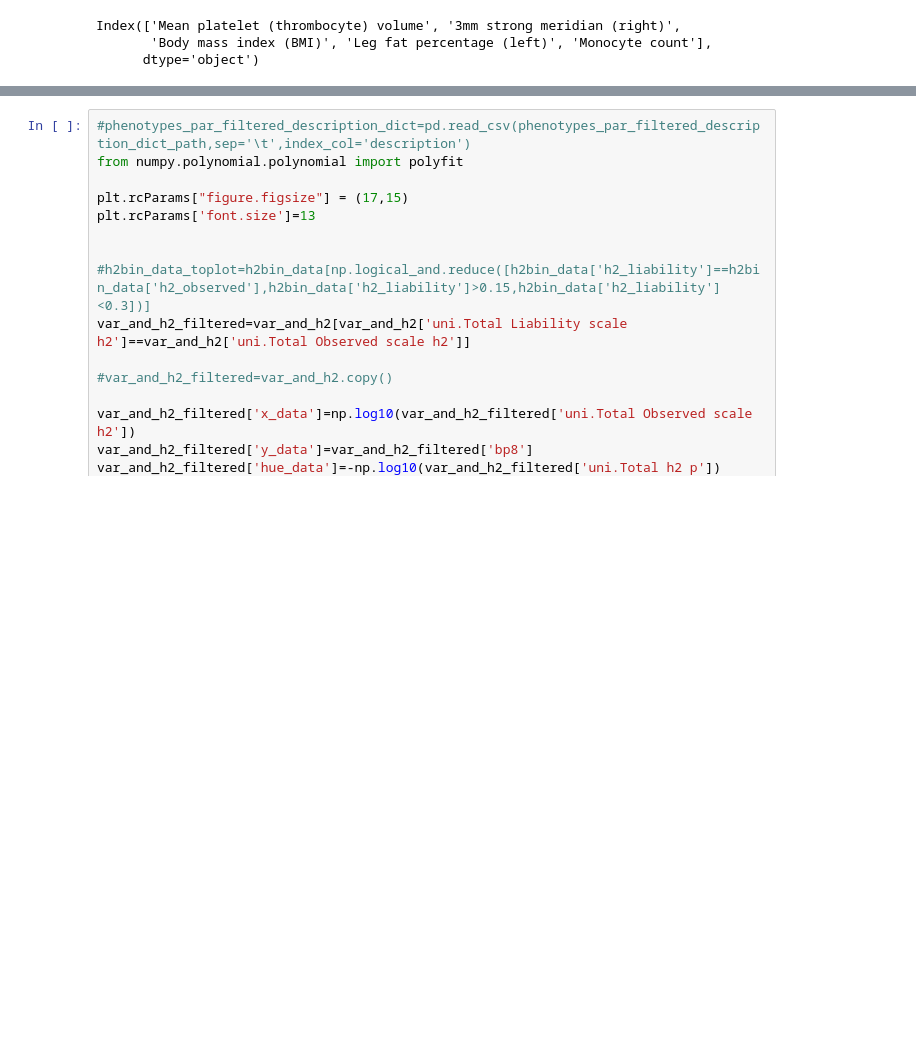
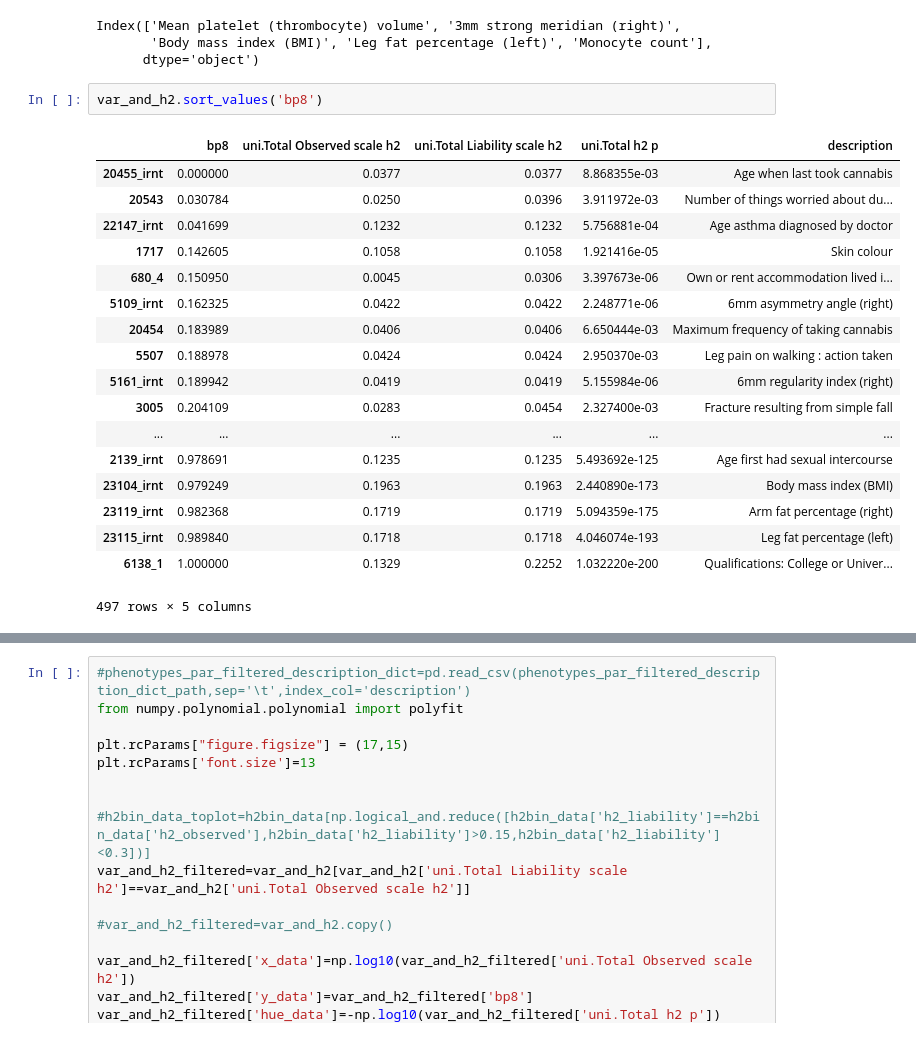
Before and after one commit to chanwkimlab/regional_heritability_analysis, a Jupyter notebook: 7_3_variance.ipynb, the cells around one changed output, grey strips where cells are left out. Saved outputs shown, nothing was run; the diff lists cells and outputs as text; blank space fills up the shorter version.

```diff
--- a/7_3_variance.ipynb
+++ b/7_3_variance.ipynb
@@ -96,3 +96,24 @@ var_and_h2_filtered[var_and_h2_filtered['priority']==1].index.map(code_to_descri
 Index(['Mean platelet (thrombocyte) volume', '3mm strong meridian (right)',
        'Body mass index (BMI)', 'Leg fat percentage (left)', 'Monocyte count'],
       dtype='object')
+# %%
+var_and_h2.sort_values('bp8')
+# %% [output]
+|  | bp8 | uni.Total Observed scale h2 | uni.Total Liability scale h2 | uni.Total h2 p | description |
+| 20455_irnt | 0.000000 | 0.0377 | 0.0377 | 8.868355e-03 | Age when last took cannabis |
+| 20543 | 0.030784 | 0.0250 | 0.0396 | 3.911972e-03 | Number of things worried about du... |
+| 22147_irnt | 0.041699 | 0.1232 | 0.1232 | 5.756881e-04 | Age asthma diagnosed by doctor |
+| 1717 | 0.142605 | 0.1058 | 0.1058 | 1.921416e-05 | Skin colour |
+| 680_4 | 0.150950 | 0.0045 | 0.0306 | 3.397673e-06 | Own or rent accommodation lived i... |
+| 5109_irnt | 0.162325 | 0.0422 | 0.0422 | 2.248771e-06 | 6mm asymmetry angle (right) |
+| 20454 | 0.183989 | 0.0406 | 0.0406 | 6.650444e-03 | Maximum frequency of taking cannabis |
+| 5507 | 0.188978 | 0.0424 | 0.0424 | 2.950370e-03 | Leg pain on walking : action taken |
+| 5161_irnt | 0.189942 | 0.0419 | 0.0419 | 5.155984e-06 | 6mm regularity index (right) |
+| 3005 | 0.204109 | 0.0283 | 0.0454 | 2.327400e-03 | Fracture resulting from simple fall |
+| ... | ... | ... | ... | ... | ... |
+| 2139_irnt | 0.978691 | 0.1235 | 0.1235 | 5.493692e-125 | Age first had sexual intercourse |
+| 23104_irnt | 0.979249 | 0.1963 | 0.1963 | 2.440890e-173 | Body mass index (BMI) |
+| 23119_irnt | 0.982368 | 0.1719 | 0.1719 | 5.094359e-175 | Arm fat percentage (right) |
+| 23115_irnt | 0.989840 | 0.1718 | 0.1718 | 4.046074e-193 | Leg fat percentage (left) |
+| 6138_1 | 1.000000 | 0.1329 | 0.2252 | 1.032220e-200 | Qualifications: College or Univer... |
+497 rows × 5 columns
```
Also changed, not shown: parts of 1 cell of this notebook, 8 other files.
